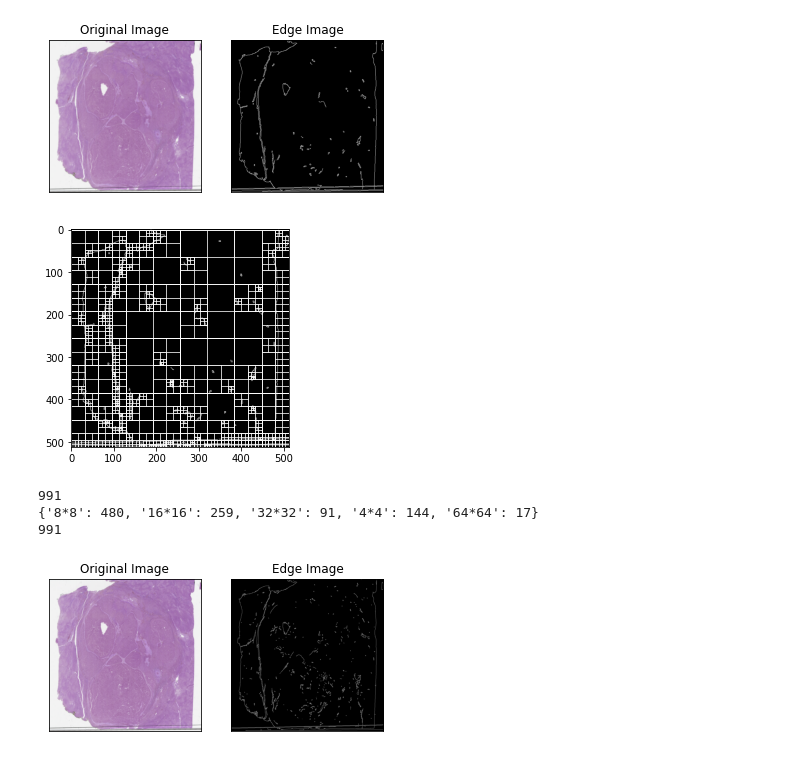
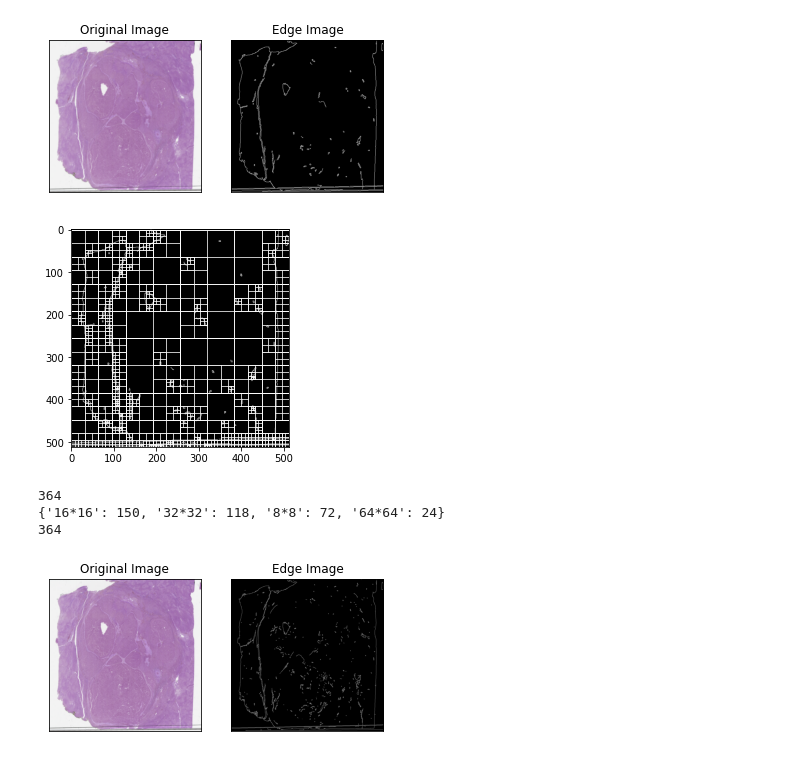
Before and after one commit to zhangenzhi/gvit, a Jupyter notebook: quadtree.ipynb, the cells around one changed output. Cells and saved outputs as stored; diff of their text form; code cells hidden in the pictures.

```diff
--- a/quadtree.ipynb
+++ b/quadtree.ipynb
@@ -20,13 +20,13 @@ plt.show()
 # %%
 fig, ax = plt.subplots()
 ax.imshow(edges, cmap = 'gray')
 
-qdt = QuadTree(domain=edges, max_value=18, max_depth = 10)
+qdt = QuadTree(domain=edges, max_value=20, max_depth = 10)
 qdt.draw(ax=ax)
 plt.savefig(fname="paip_pachify.jpg")
 plt.show()
 # %% [output]
-[figure, old version]
+[figure, new version]
 # %%
 # 4x4 => 904 patches
 # 512/8 = 64*64 => 4096 patches
@@ -36,9 +36,9 @@ print(qdt.count_patches(patch_info))
 print(patch_info)
 print(sum(patch_info.values()))
 # %% [output]
-991
-{'8*8': 480, '16*16': 259, '32*32': 91, '4*4': 144, '64*64': 17}
-991
+364
+{'16*16': 150, '32*32': 118, '8*8': 72, '64*64': 24}
+364
 # %%
 img = cv.imread('./dataset/paip/output_images_and_masks/128700-2019-01-00-03-01/rescaled_image_0_1024x1024.png')
 grey_img = img
```
Also changed, not shown: parts of 3 cells of this notebook, 10 other files.
